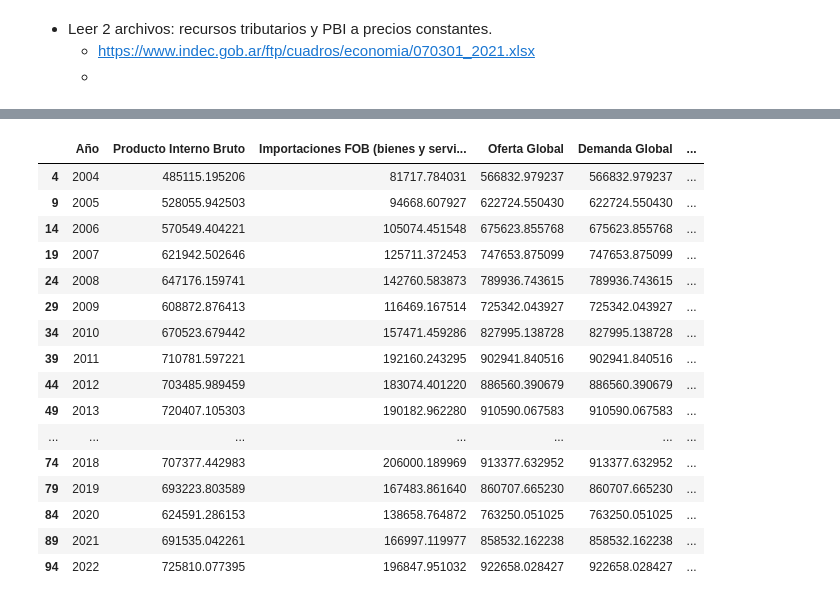
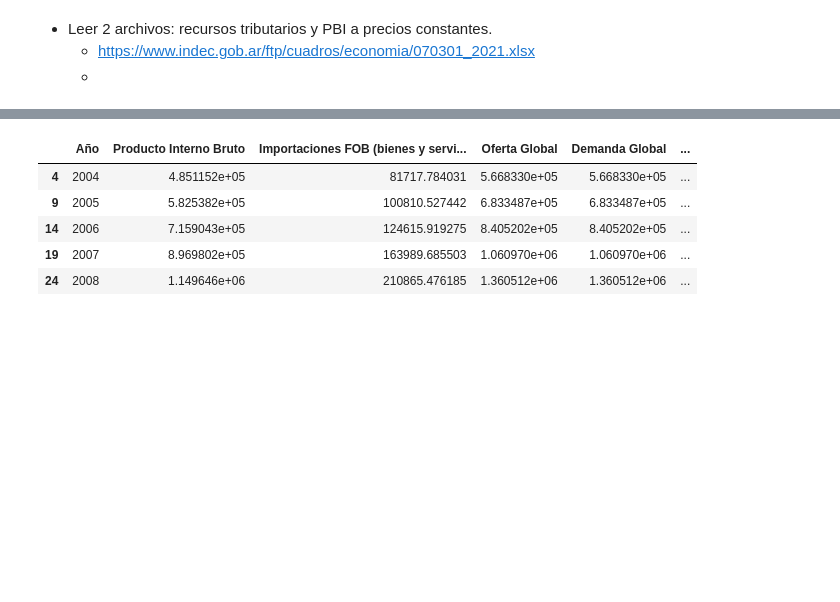
Before and after one commit to LucaGelmini/curso-python-indec, a Jupyter notebook: trabajo_final/Respuesta Trabajo Final/tp_final_rta.ipynb, the cells around one changed output, grey strips where cells are left out. Drawn from its saved outputs; the diff is of its cells as text; code cells hidden in the pictures; blank space fills up the shorter version.

```diff
--- a/trabajo_final/Respuesta Trabajo Final/tp_final_rta.ipynb
+++ b/trabajo_final/Respuesta Trabajo Final/tp_final_rta.ipynb
@@ -32,33 +29,29 @@ df_recursos
 # %%
-df_pbi = pd.read_excel("https://www.indec.gob.ar/ftp/cuadros/economia/sh_oferta_demanda_09_23.xls",sheet_name=1, header=0)
-df_pbi = (df_pbi.dropna(axis=0, thresh=2)
-                .dropna(axis=1, thresh=2)
-                .set_index("Cuadro 1")
+df_pbi = pd.read_excel("./data/crudo/sh_oferta_demanda_09_23.xls",sheet_name=8)
+df_pbi = (df_pbi
+            .dropna(axis=0, thresh=2)
+            .dropna(axis=1, thresh=2)
+                .set_index("Cuadro 8")
                 .T
-                .reset_index(drop=True))
+              .reset_index(drop=True)
+)
 df_pbi.columns = ['Año', 'Trimestre'] + list(df_pbi.columns[2:])
-df_pbi["Año"]= df_pbi["Año"].fillna(method="ffill").astype(str).str[:4]
+df_pbi["Año"]= (
+  df_pbi["Año"]
+  .ffill()
+  .astype(str)
+  .str[:4])
 df_pbi = df_pbi[df_pbi["Trimestre"] == "Total"]
-df_pbi = (df_pbi.drop("Trimestre", axis=1)
-          .astype(float)
-          )
+df_pbi = (
+  df_pbi
+  .drop("Trimestre", axis=1)
+  .astype(float))
 df_pbi["Año"] = df_pbi["Año"].astype(int).astype(str)
-df_pbi
+df_pbi.head(5)
 # %% [output]
 |  | Año | Producto Interno Bruto | Importaciones FOB (bienes y servi... | Oferta Global | Demanda Global | ... |
-| 4 | 2004 | 485115.195206 | 81717.784031 | 566832.979237 | 566832.979237 | ... |
-| 9 | 2005 | 528055.942503 | 94668.607927 | 622724.550430 | 622724.550430 | ... |
-| 14 | 2006 | 570549.404221 | 105074.451548 | 675623.855768 | 675623.855768 | ... |
-| 19 | 2007 | 621942.502646 | 125711.372453 | 747653.875099 | 747653.875099 | ... |
-| 24 | 2008 | 647176.159741 | 142760.583873 | 789936.743615 | 789936.743615 | ... |
-| 29 | 2009 | 608872.876413 | 116469.167514 | 725342.043927 | 725342.043927 | ... |
-| 34 | 2010 | 670523.679442 | 157471.459286 | 827995.138728 | 827995.138728 | ... |
-| 39 | 2011 | 710781.597221 | 192160.243295 | 902941.840516 | 902941.840516 | ... |
-| 44 | 2012 | 703485.989459 | 183074.401220 | 886560.390679 | 886560.390679 | ... |
-| 49 | 2013 | 720407.105303 | 190182.962280 | 910590.067583 | 910590.067583 | ... |
-| ... | ... | ... | ... | ... | ... | ... |
-| 74 | 2018 | 707377.442983 | 206000.189969 | 913377.632952 | 913377.632952 | ... |
-| 79 | 2019 | 693223.803589 | 167483.861640 | 860707.665230 | 860707.665230 | ... |
-| 84 | 2020 | 624591.286153 | 138658.764872 | 763250.051025 | 763250.051025 | ... |
-| 89 | 2021 | 691535.042261 | 166997.119977 | 858532.162238 | 858532.162238 | ... |
-| 94 | 2022 | 725810.077395 | 196847.951032 | 922658.028427 | 922658.028427 | ... |
+| 4 | 2004 | 4.851152e+05 | 81717.784031 | 5.668330e+05 | 5.668330e+05 | ... |
+| 9 | 2005 | 5.825382e+05 | 100810.527442 | 6.833487e+05 | 6.833487e+05 | ... |
+| 14 | 2006 | 7.159043e+05 | 124615.919275 | 8.405202e+05 | 8.405202e+05 | ... |
+| 19 | 2007 | 8.969802e+05 | 163989.685503 | 1.060970e+06 | 1.060970e+06 | ... |
+| 24 | 2008 | 1.149646e+06 | 210865.476185 | 1.360512e+06 | 1.360512e+06 | ... |
```
Also changed, not shown: parts of 15 cells of this notebook, 6 other files.
